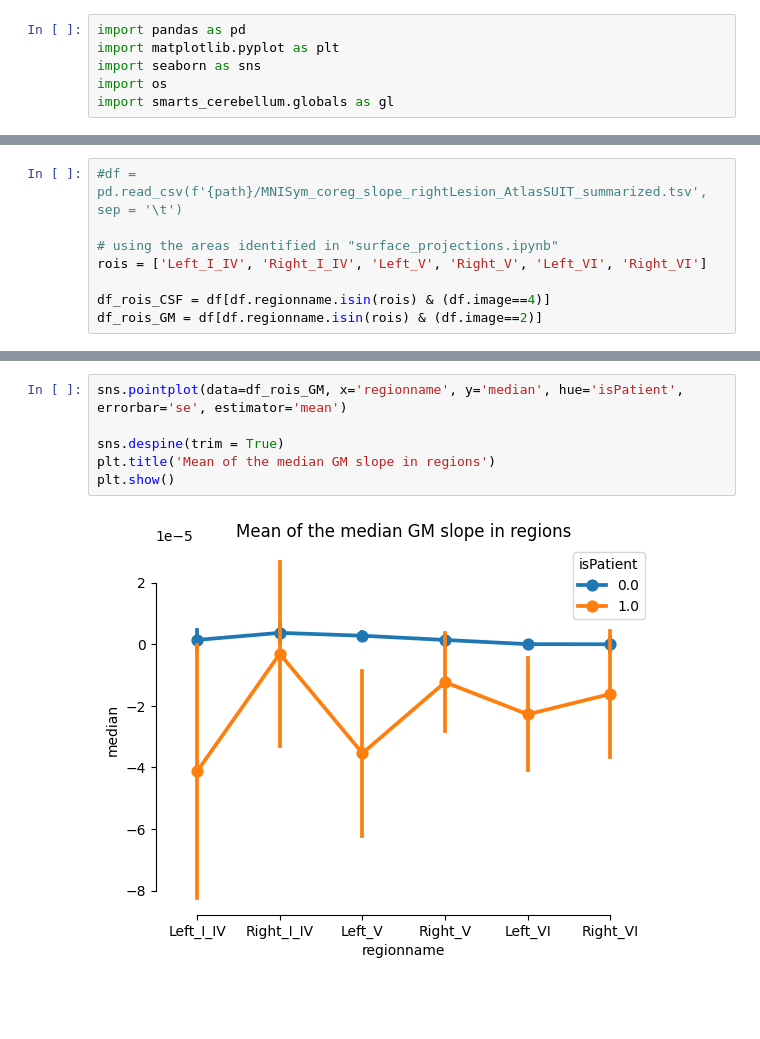
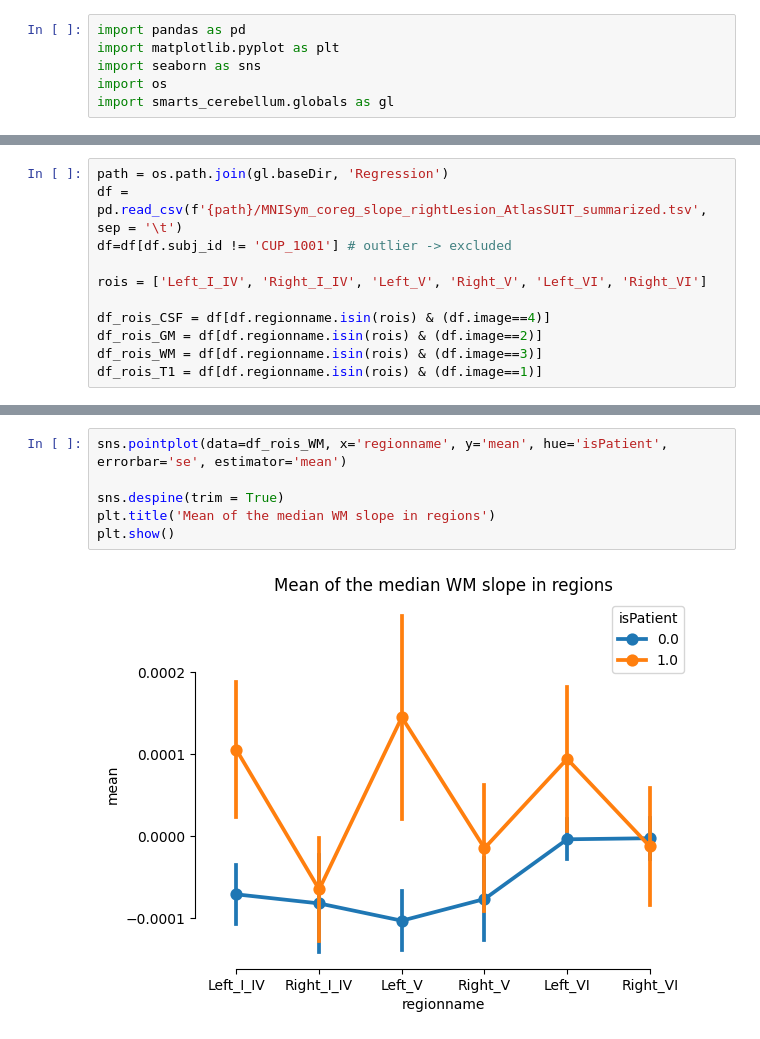
Before and after one commit to medhakp/smarts_cerebellum, a Jupyter notebook: data_analysis/MNISym_coreg_slope_analysis.ipynb, the cells around one changed output, grey strips where cells are left out. Cells and saved outputs as stored; diff of their text form; blank space fills up the shorter version.

```diff
--- a/data_analysis/MNISym_coreg_slope_analysis.ipynb
+++ b/data_analysis/MNISym_coreg_slope_analysis.ipynb
@@ -33,9 +7,12 @@ df=df[df.subj_id != 'CUP_1001']
 # %%
-#df = pd.read_csv(f'{path}/MNISym_coreg_slope_rightLesion_AtlasSUIT_summarized.tsv', sep = '\t')
+path = os.path.join(gl.baseDir, 'Regression')
+df = pd.read_csv(f'{path}/MNISym_coreg_slope_rightLesion_AtlasSUIT_summarized.tsv', sep = '\t')
+df=df[df.subj_id != 'CUP_1001'] # outlier -> excluded
 
-# using the areas identified in "surface_projections.ipynb"
 rois = ['Left_I_IV', 'Right_I_IV', 'Left_V', 'Right_V', 'Left_VI', 'Right_VI']
 
 df_rois_CSF = df[df.regionname.isin(rois) & (df.image==4)]
 df_rois_GM = df[df.regionname.isin(rois) & (df.image==2)]
+df_rois_WM = df[df.regionname.isin(rois) & (df.image==3)]
+df_rois_T1 = df[df.regionname.isin(rois) & (df.image==1)]
 # %%
@@ -51,8 +26,8 @@ plt.show()
 # %%
-sns.pointplot(data=df_rois_GM, x='regionname', y='median', hue='isPatient', errorbar='se', estimator='mean')
+sns.pointplot(data=df_rois_WM, x='regionname', y='mean', hue='isPatient', errorbar='se', estimator='mean')
 
 sns.despine(trim = True)
-plt.title('Mean of the median GM slope in regions')
+plt.title('Mean of the median WM slope in regions')
 plt.show()
 # %% [output]
-[figure, old version]
+[figure, new version]
```
Also changed, not shown: parts of 15 cells of this notebook, 3 other files.
